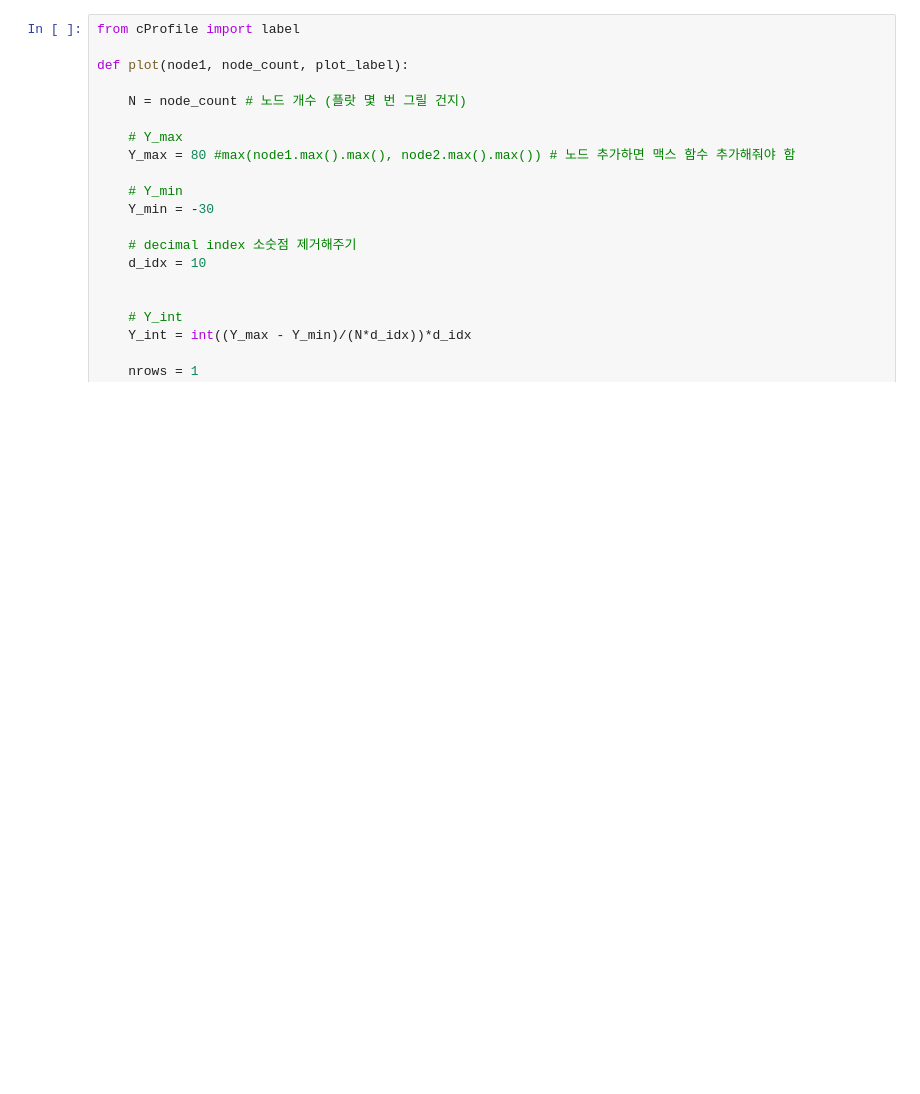
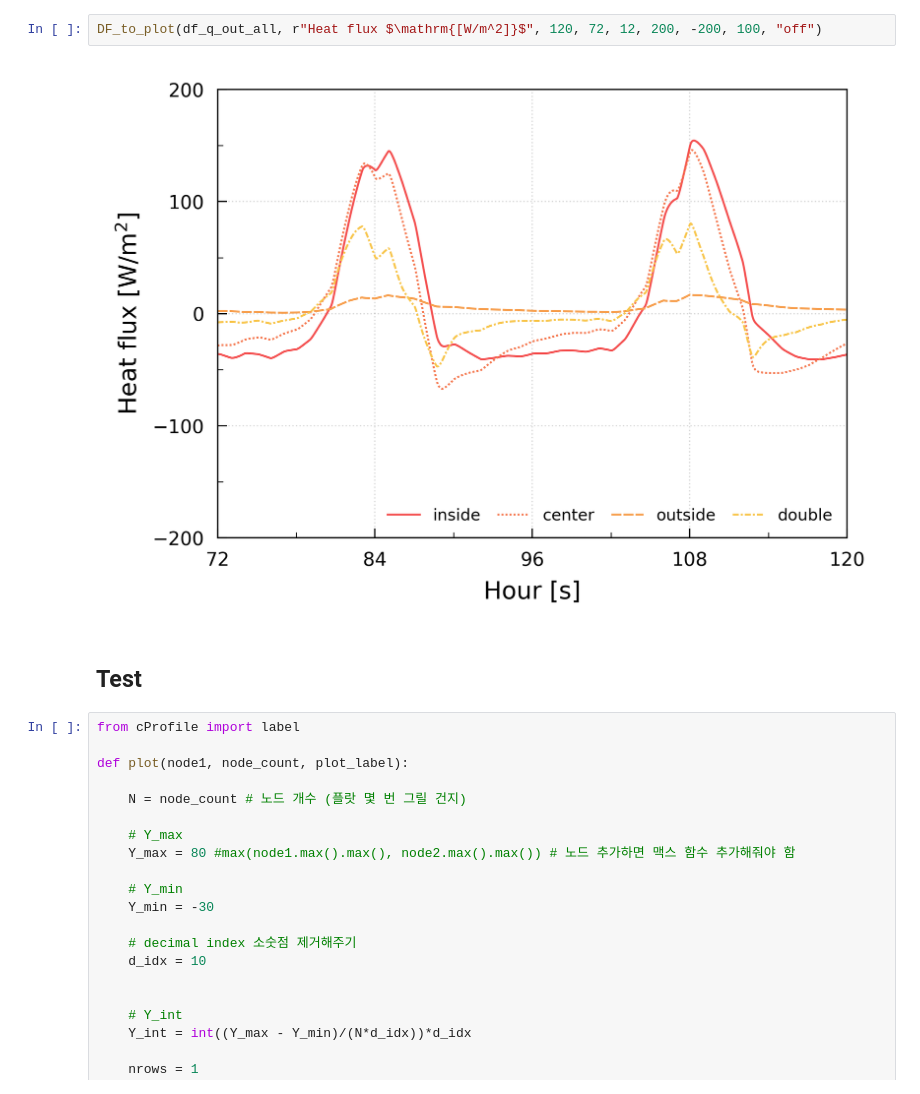
Before and after one commit to binbinbon/CAP_project, a Jupyter notebook: coding/플랏.ipynb, the cells around one changed output. Cells and saved outputs as stored; diff of their text form; blank space fills up the shorter version.

```diff
--- a/coding/플랏.ipynb
+++ b/coding/플랏.ipynb
@@ -237,3 +258,9 @@ plot(T_node0, T_left_node0, 2,
+# %%
+DF_to_plot(df_q_out_all, r"Heat flux $\mathrm{[W/m^2]}$", 120, 72, 12, 200, -200, 100, "off")
+# %% [output]
+[figure, added]
+# %% [markdown]
+## Test
 # %%
 from cProfile import label
 
```
Also changed, not shown: parts of 30 cells of this notebook, 1 other file.
